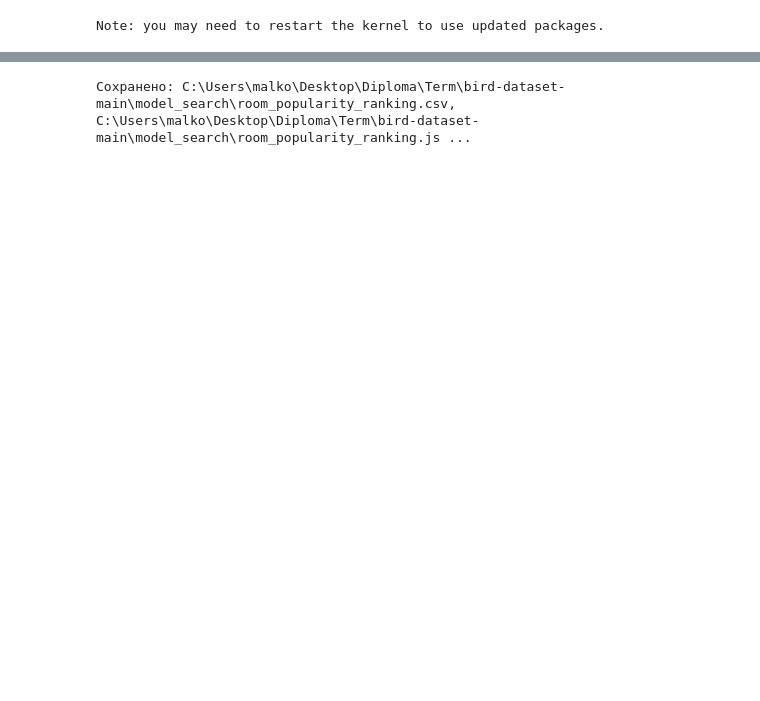
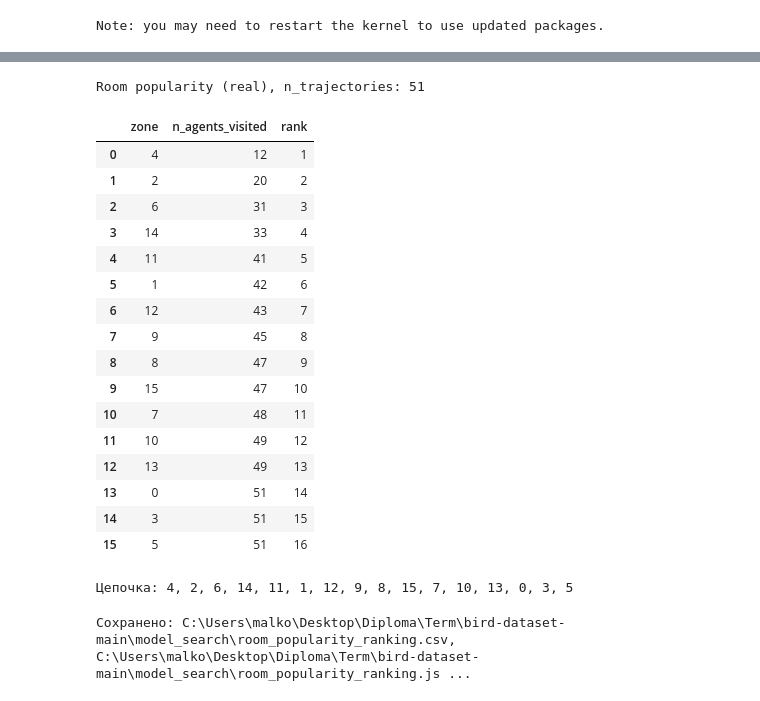
Before and after one commit to malkovajuly97-source/museum-flow-prediction, a Jupyter notebook: model_search/model_search.ipynb, the cells around one changed output, grey strips where cells are left out. Drawn from its saved outputs; the diff is of its cells as text; code cells hidden in the pictures; blank space fills up the shorter version.

```diff
--- a/model_search/model_search.ipynb
+++ b/model_search/model_search.ipynb
@@ -51,3 +103,37 @@ print("Цепочка популярности (от наименее к наи
+# %%
+import importlib
+import room_popularity
+importlib.reload(room_popularity)
+from room_popularity import compute_room_popularity_ranking, load_trajectories_from_csv
+
+# Room popularity (real) — треки из CSV
+traj_real = load_trajectories_from_csv(PATH_TRAJECTORIES_CSV, floor_number=0)
+df_real, chain_real, n_traj_real = compute_room_popularity_ranking(
+    PATH_DXF, LAYER_AREA, trajectories=traj_real
+)
+print("Room popularity (real), n_trajectories:", n_traj_real)
+display(df_real)
+print("Цепочка:", ", ".join(map(str, chain_real)))
+# %% [output]
+Room popularity (real), n_trajectories: 51
+|  | zone | n_agents_visited | rank |
+| 0 | 4 | 12 | 1 |
+| 1 | 2 | 20 | 2 |
+| 2 | 6 | 31 | 3 |
+| 3 | 14 | 33 | 4 |
+| 4 | 11 | 41 | 5 |
+| 5 | 1 | 42 | 6 |
+| 6 | 12 | 43 | 7 |
+| 7 | 9 | 45 | 8 |
+| 8 | 8 | 47 | 9 |
+| 9 | 15 | 47 | 10 |
+| 10 | 7 | 48 | 11 |
+| 11 | 10 | 49 | 12 |
+| 12 | 13 | 49 | 13 |
+| 13 | 0 | 51 | 14 |
+| 14 | 3 | 51 | 15 |
+| 15 | 5 | 51 | 16 |
+Цепочка: 4, 2, 6, 14, 11, 1, 12, 9, 8, 15, 7, 10, 13, 0, 3, 5
 # %%
 from room_popularity import save_ranking
 
```
Also changed, not shown: parts of 19 cells of this notebook, 8 other files.
